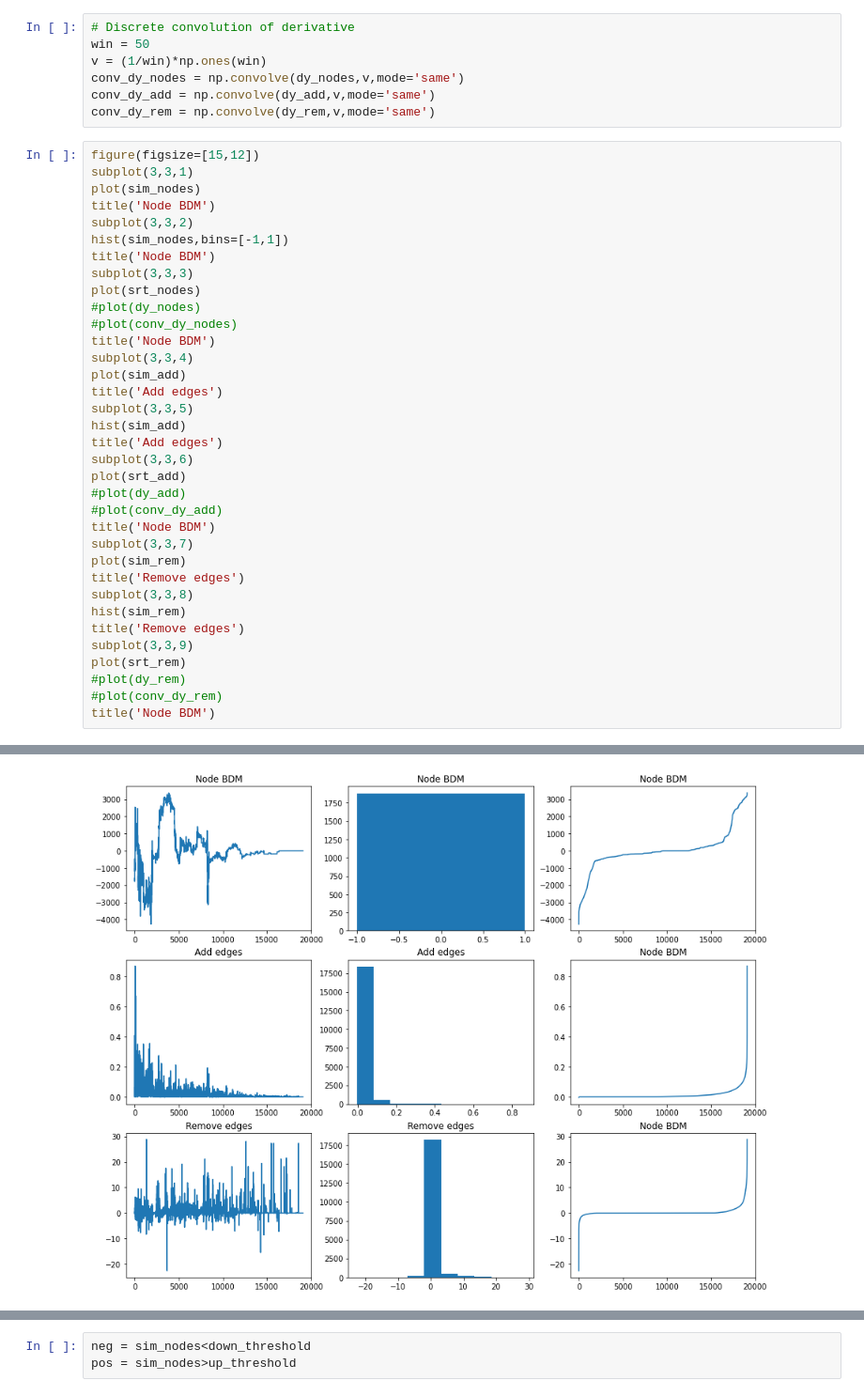
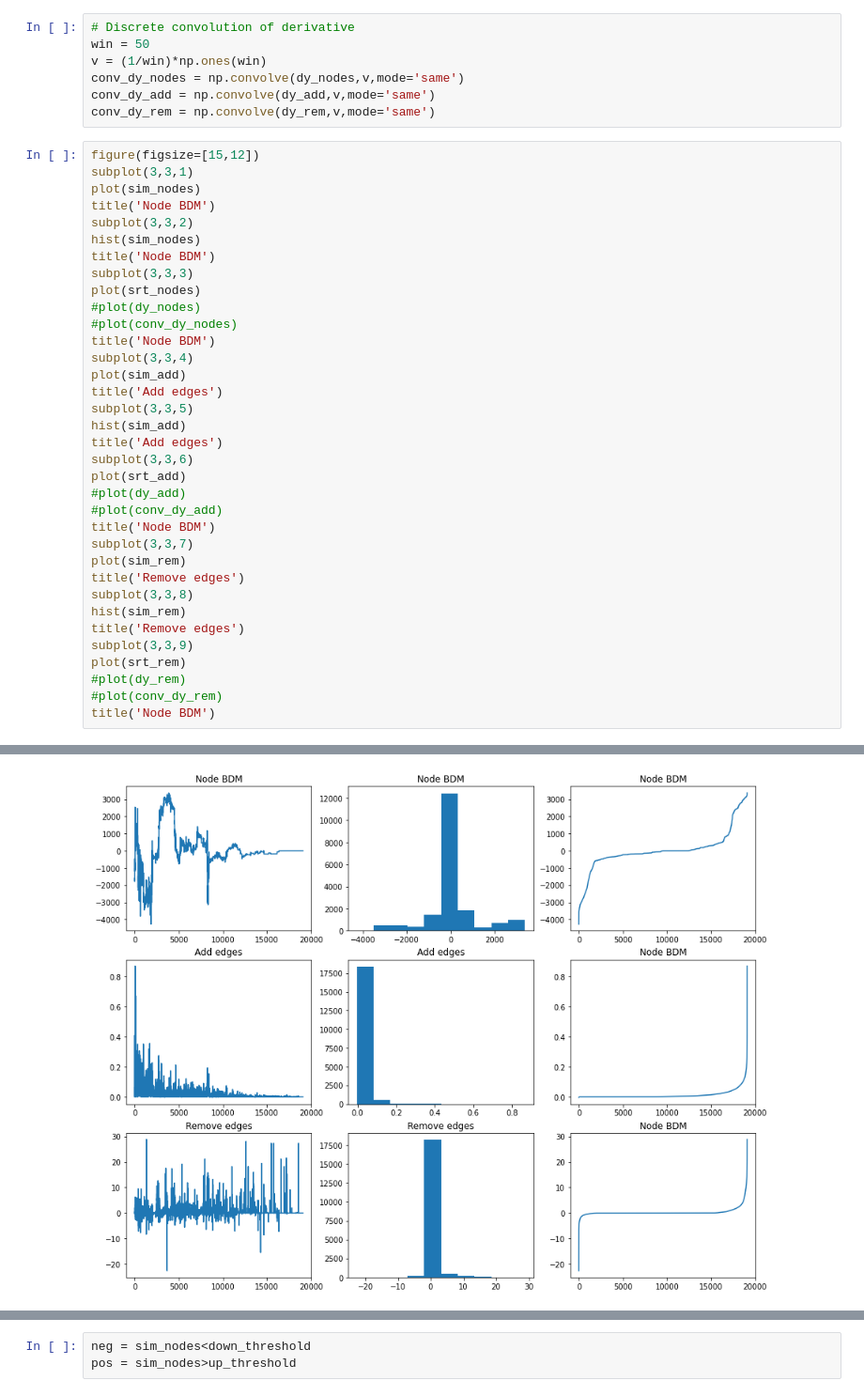
Before and after one commit to diitaz93/Master-Thesis, a Jupyter notebook: results_update.ipynb, the cells around one changed output, grey strips where cells are left out. Shown at 94% size. Saved outputs shown, nothing was run; the diff lists cells and outputs as text.

```diff
--- a/results_update.ipynb
+++ b/results_update.ipynb
@@ -110,35 +110,35 @@ subplot(3,3,1)
 plot(sim_nodes)
 title('Node BDM')
 subplot(3,3,2)
-hist(sim_nodes,bins=[-1,1])
+hist(sim_nodes)
 title('Node BDM')
 subplot(3,3,3)
 plot(srt_nodes)
 #plot(dy_nodes)
 #plot(conv_dy_nodes)
 title('Node BDM')
 subplot(3,3,4)
 plot(sim_add)
 title('Add edges')
 subplot(3,3,5)
 hist(sim_add)
 title('Add edges')
 subplot(3,3,6)
 plot(srt_add)
 #plot(dy_add)
 #plot(conv_dy_add)
 title('Node BDM')
 subplot(3,3,7)
 plot(sim_rem)
 title('Remove edges')
 subplot(3,3,8)
 hist(sim_rem)
 title('Remove edges')
 subplot(3,3,9)
 plot(srt_rem)
 #plot(dy_rem)
 #plot(conv_dy_rem)
 title('Node BDM')
 # %% [output]
 Text(0.5, 1.0, 'Node BDM')
-[figure, old version]
+[figure, new version]
```
Also changed, not shown: parts of 4 cells of this notebook, 3 other files.
